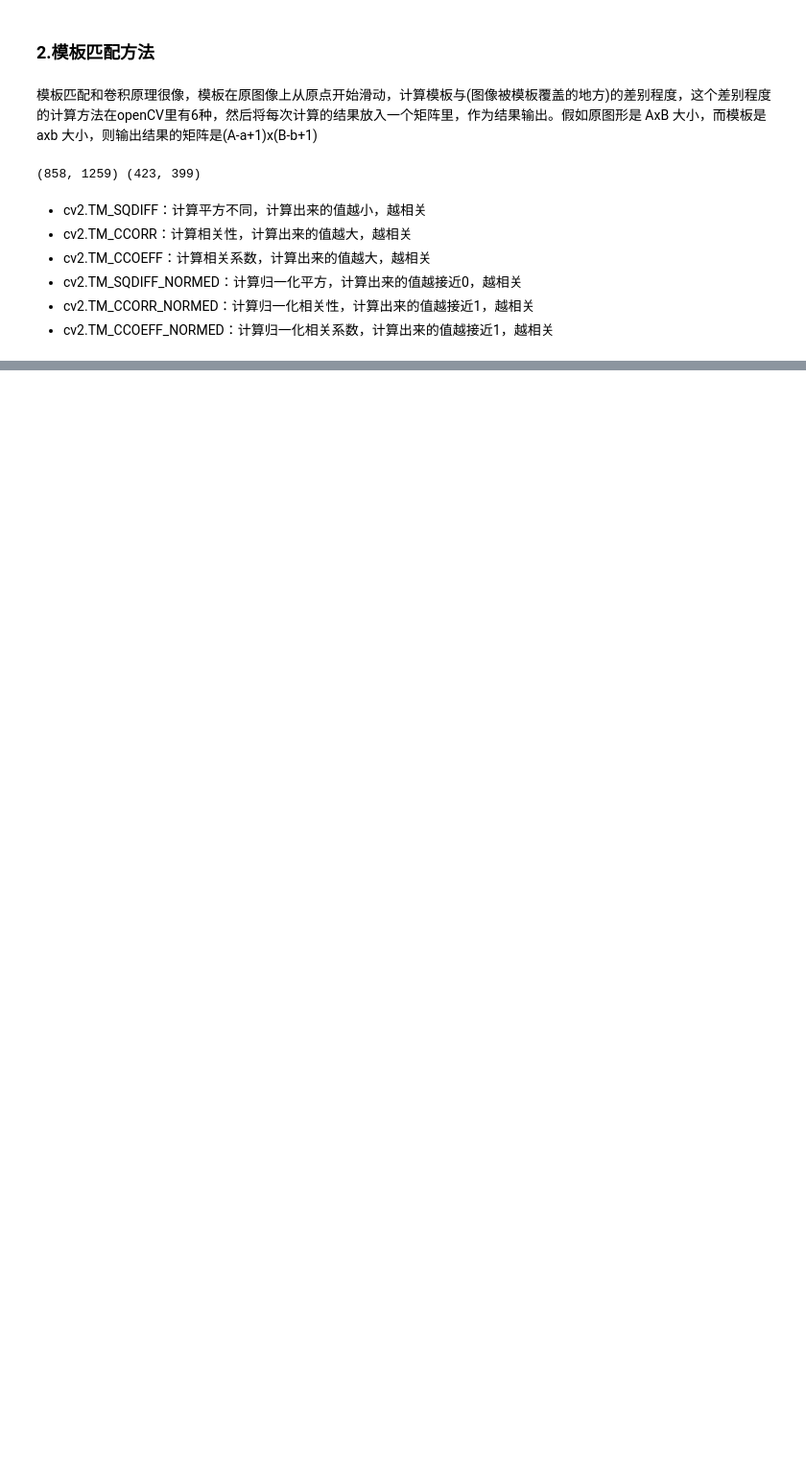
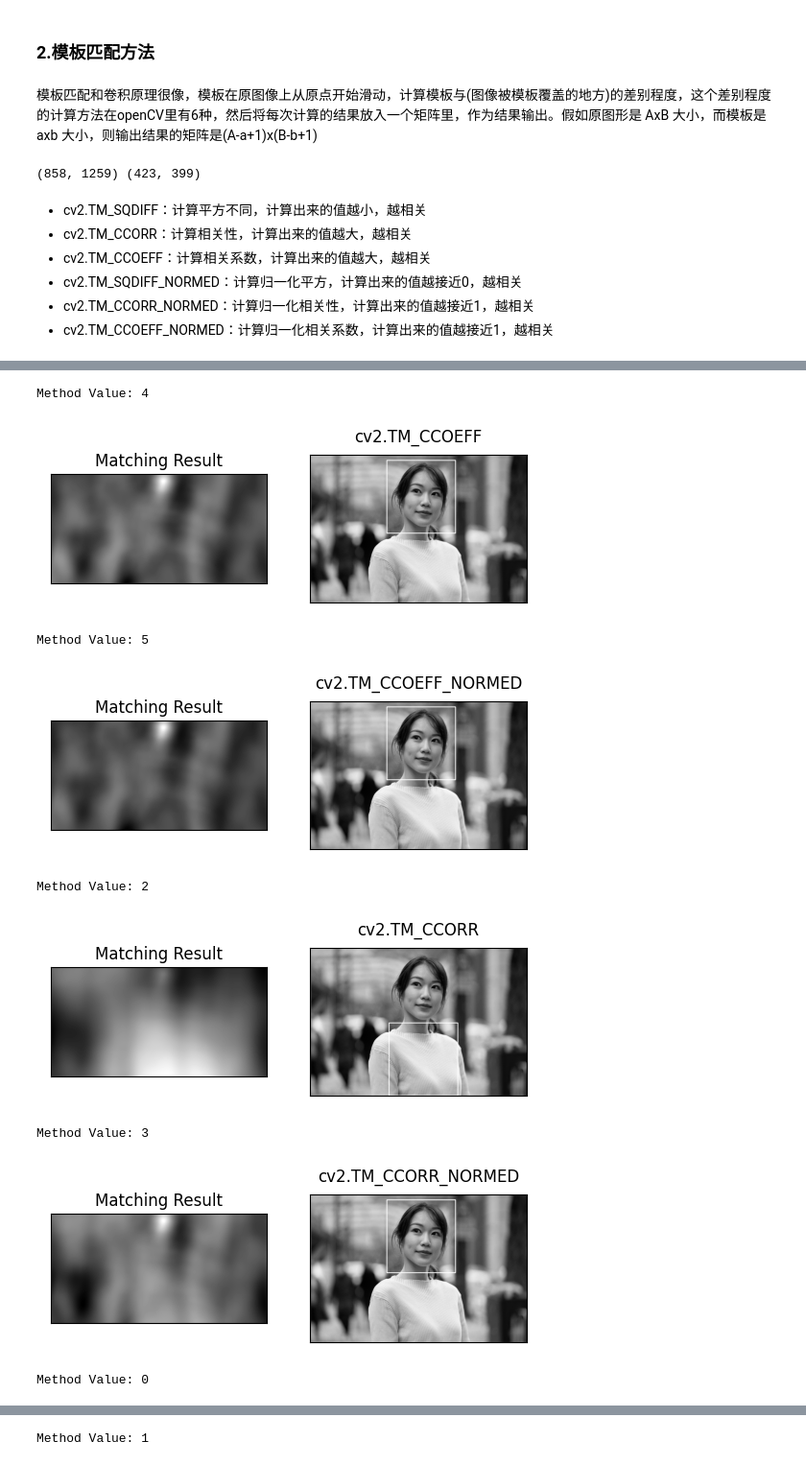
Before and after one commit to SelfGala/OpenCV-Note, a Jupyter notebook: src/openCV.ipynb, the cells around one changed output, grey strips where cells are left out. Shown at 96% size. Cells and saved outputs as stored; diff of their text form; code cells hidden in the pictures; blank space fills up the shorter version.

```diff
--- a/src/openCV.ipynb
+++ b/src/openCV.ipynb
@@ -650,3 +649,5 @@ img_gray = cv2.cvtColor(img, cv2.COLOR_BGR2GRAY)
 #二值化处理，提高准确率
 ret, thresh = cv2.threshold(img_gray, 127, 255, cv2.THRESH_BINARY)
 cv2_show('Thresholded Image', thresh)
+# %%
+contours, hierarchy = cv2.findContours(thresh, cv2.RETR_TREE, cv2.CHAIN_APPROX_SIMPLE)  #查找轮廓,新版本cv2返回两个值，不再返回图像
@@ -652,0 +656,9 @@ cv2_show('Thresholded Image', thresh)
+# %%
+#传入绘制图像、轮廓、轮廓索引、颜色模式、线条厚度
+#注意需要copy()，不然原图会改变
+draw_img = img.copy()
+res = cv2.drawContours(draw_img, contours, -1, (0, 0, 255), 2) #-1表示绘制所有轮廓，-2表示绘制外轮廓；2表示线条厚度为2
+#更改windows尺寸
+cv2.namedWindow('Contours Image', cv2.WINDOW_NORMAL)
+cv2.resizeWindow('Contours Image', 600, 800)
+cv2_show('Contours Image', res)
@@ -670,6 +686,3 @@ print(img.shape,template.shape) #原图、模板的shape
 - cv2.TM_SQDIFF_NORMED：计算归一化平方，计算出来的值越接近0，越相关
 - cv2.TM_CCORR_NORMED：计算归一化相关性，计算出来的值越接近1，越相关
 - cv2.TM_CCOEFF_NORMED：计算归一化相关系数，计算出来的值越接近1，越相关
-# %%
-res = cv2.matchTemplate(img, template, cv2.TM_CCORR_NORMED)  # 模板匹配
-res.shape #结果shape为 (A-a+1)x(B-b+1)
@@ -687,0 +689,42 @@ cv2_show('Comparison of Face and Template', Comp_face_temp)
+# %%
+methods = ['cv2.TM_CCOEFF', 'cv2.TM_CCOEFF_NORMED', 'cv2.TM_CCORR', 'cv2.TM_CCORR_NORMED', 'cv2.TM_SQDIFF', 'cv2.TM_SQDIFF_NORMED']
+# %%
+for meth in methods:
+    img2 = img.copy()  # 每次循环都需要复制原图
+
+    #匹配方法的真值
+    method = eval(meth)  # 将字符串转换为对应的函数
+    print('Method Value:', method)
+    res = cv2.matchTemplate(img, template, method)
+    #res.shape 结果shape为 (A-a+1)x(B-b+1)
+
+    min_val, max_val, min_loc, max_loc = cv2.minMaxLoc(res)
+
+    #如果是平方差匹配TM_SQDIFF或归一化平方差匹配TM_SQDIFF_NORMED，取最小值
+    if meth in ['cv2.TM_SQDIFF', 'cv2.TM_SQDIFF_NORMED']:
+        top_left = min_loc
+    else:
+        top_left = max_loc
+    bottom_right = (top_left[0] + w, top_left[1] + h)  # 右下角坐标
+
+
+    # 绘制矩形框
+    cv2.rectangle(img2, top_left, bottom_right, 255, 3)
+
+    plt.subplot(121), plt.imshow(res, cmap='gray')
+    plt.xticks([]), plt.yticks([])
+    plt.title('Matching Result')
+    plt.subplot(122), plt.imshow(img2, cmap='gray')
+    plt.xticks([]), plt.yticks([])
+    plt.title(meth, pad=10)
+    plt.show()
+# %% [output]
+Method Value: 4
+[figure, added]
+Method Value: 5
+[figure, added]
+Method Value: 2
+[figure, added]
+Method Value: 3
+[figure, added]
+Method Value: 0
@@ -687,0 +732 @@ cv2_show('Comparison of Face and Template', Comp_face_temp)
+Method Value: 1
```
Also changed, not shown: parts of 20 cells of this notebook, 9 other files.
